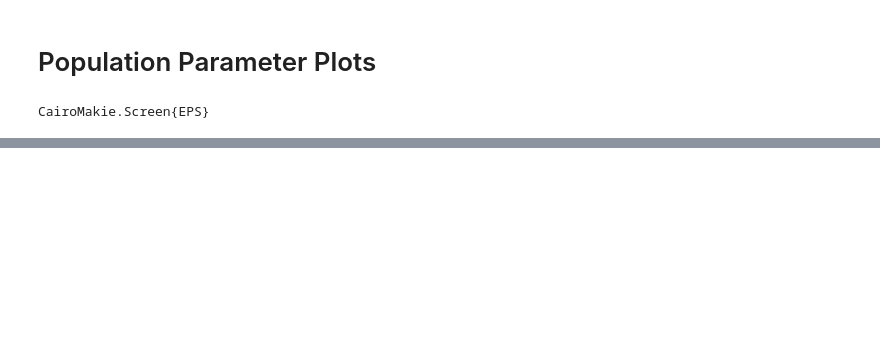
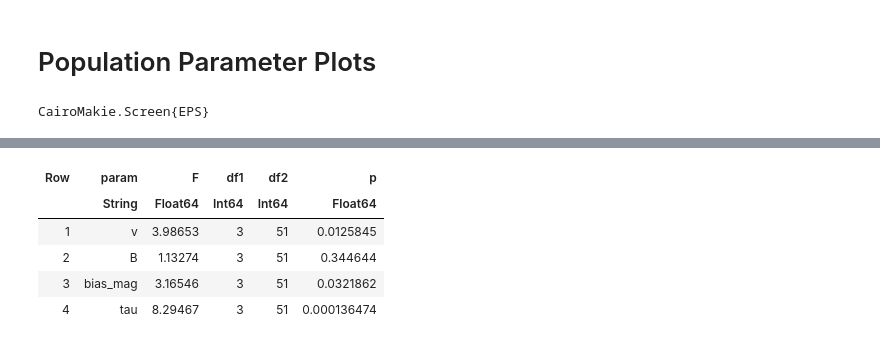
Before and after one commit to depasquale-lab/24_Hour_Behavior, a Jupyter notebook: notebooks/PopulationDDMHMM.ipynb, the cells around one changed output, grey strips where cells are left out. Saved outputs shown, nothing was run; the diff lists cells and outputs as text; code cells hidden in the pictures; blank space fills up the shorter version.

```diff
--- a/notebooks/PopulationDDMHMM.ipynb
+++ b/notebooks/PopulationDDMHMM.ipynb
@@ -1072,0 +1081,77 @@ CairoMakie.Screen{EPS}
+# %%
+function wide_by_state(df::DataFrame, param::Symbol)
+    w = unstack(df, :rat, :state, param)  # columns are states
+    sort!(w, :rat)
+    return w
+end
+
+function holm_adjust(p::Vector{Float64})
+    m = length(p)
+    ord = sortperm(p)
+    adj = similar(p)
+    for (rank, idx) in enumerate(ord)
+        adj[idx] = min(1.0, (m - rank + 1) * p[idx])
+    end
+    # enforce monotonicity of adjusted p-values
+    for i in (m-1):-1:1
+        adj[ord[i]] = min(adj[ord[i]], adj[ord[i+1]])
+    end
+    return adj
+end
+
+"""
+One-way repeated-measures ANOVA for balanced data.
+Input: wide df with columns: :rat, and one column per condition (states).
+Returns: (F, df1, df2, p, anova_table)
+"""
+function rm_anova_oneway(wide::DataFrame)
+    # extract condition matrix (n_subjects x n_conditions)
+    cond_cols = names(wide)[names(wide) .!= "rat"]
+    Y = Matrix{Float64}(wide[:, cond_cols])
+    n, k = size(Y)
+
+    grand = mean(Y)
+    subj_means = mean(Y, dims=2)
+    cond_means = mean(Y, dims=1)
+
+    # Sum of squares
+    SS_total = sum((Y .- grand).^2)
+    SS_subjects = k * sum((subj_means .- grand).^2)
+    SS_conditions = n * sum((cond_means .- grand).^2)
+    SS_error = SS_total - SS_subjects - SS_conditions
+
+    # dfs
+    df_conditions = k - 1
+    df_error = (n - 1) * (k - 1)
+
+    MS_conditions = SS_conditions / df_conditions
+    MS_error = SS_error / df_error
+
+    F = MS_conditions / MS_error
+    p = 1 - cdf(FDist(df_conditions, df_error), F)
+
+    anova = DataFrame(
+        Source = ["Conditions", "Error"],
+        SS = [SS_conditions, SS_error],
+        df = [df_conditions, df_error],
+        MS = [MS_conditions, MS_error],
+        F = [F, NaN],
+        p = [p, NaN],
+    )
+
+    return (F=F, df1=df_conditions, df2=df_error, p=p, table=anova)
+end
+
+ddm_params_df.bias_mag = abs.(ddm_params_df.a0 .- 0.5)
+params = [:v, :B, :bias_mag, :tau]
+
+results = DataFrame(param=String[], F=Float64[], df1=Int[], df2=Int[], p=Float64[])
+
+for p in params
+    wide = wide_by_state(ddm_params_df, p)
+    out = rm_anova_oneway(wide)
+    push!(results, (String(p), out.F, out.df1, out.df2, out.p))
+end
+
+results
+# %% [output]
@@ -1072,0 +1159,6 @@ CairoMakie.Screen{EPS}
+| Row | param | F | df1 | df2 | p |
+|  | String | Float64 | Int64 | Int64 | Float64 |
+| 1 | v | 3.98653 | 3 | 51 | 0.0125845 |
+| 2 | B | 1.13274 | 3 | 51 | 0.344644 |
+| 3 | bias_mag | 3.16546 | 3 | 51 | 0.0321862 |
+| 4 | tau | 8.29467 | 3 | 51 | 0.000136474 |
```
Also changed, not shown: parts of 14 cells of this notebook, 15 other files.
